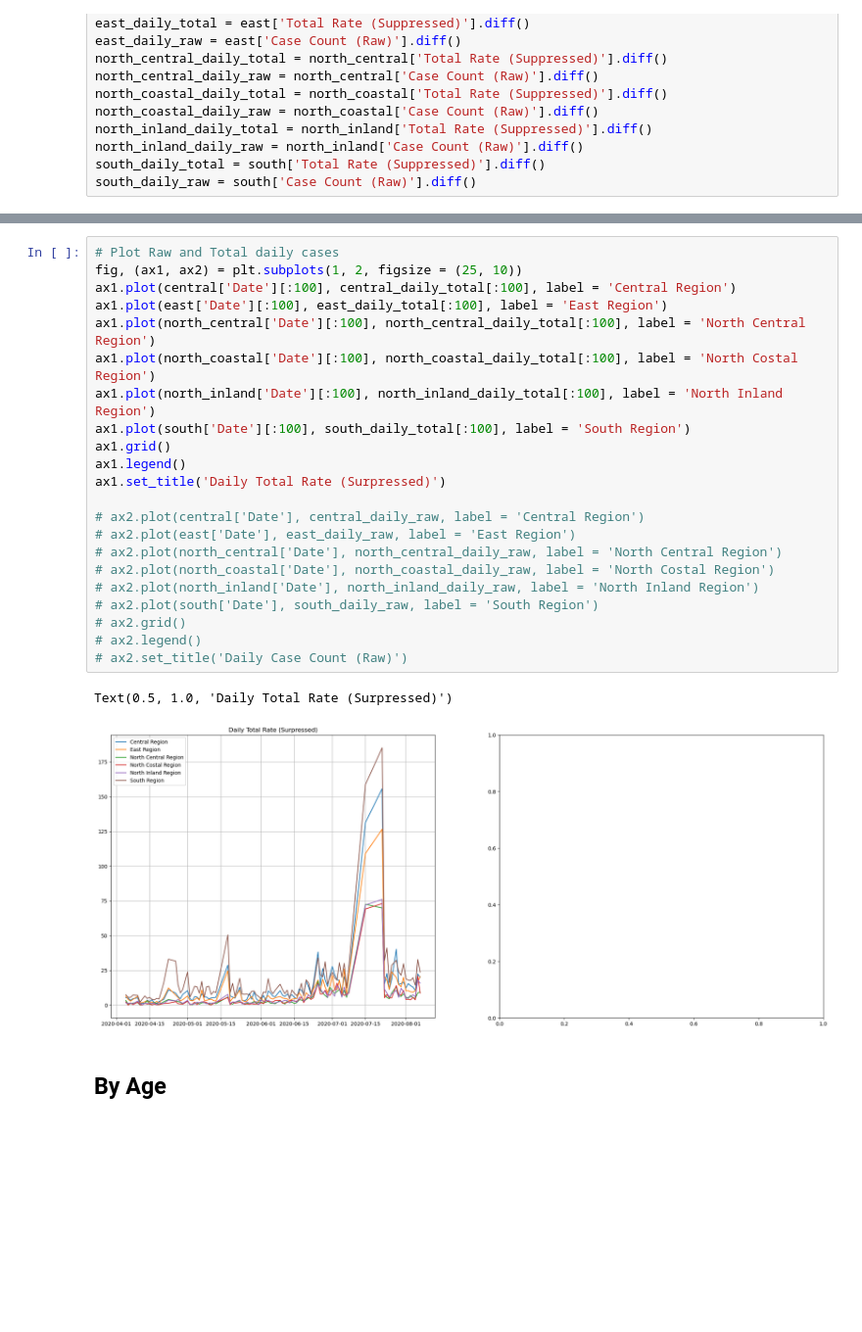
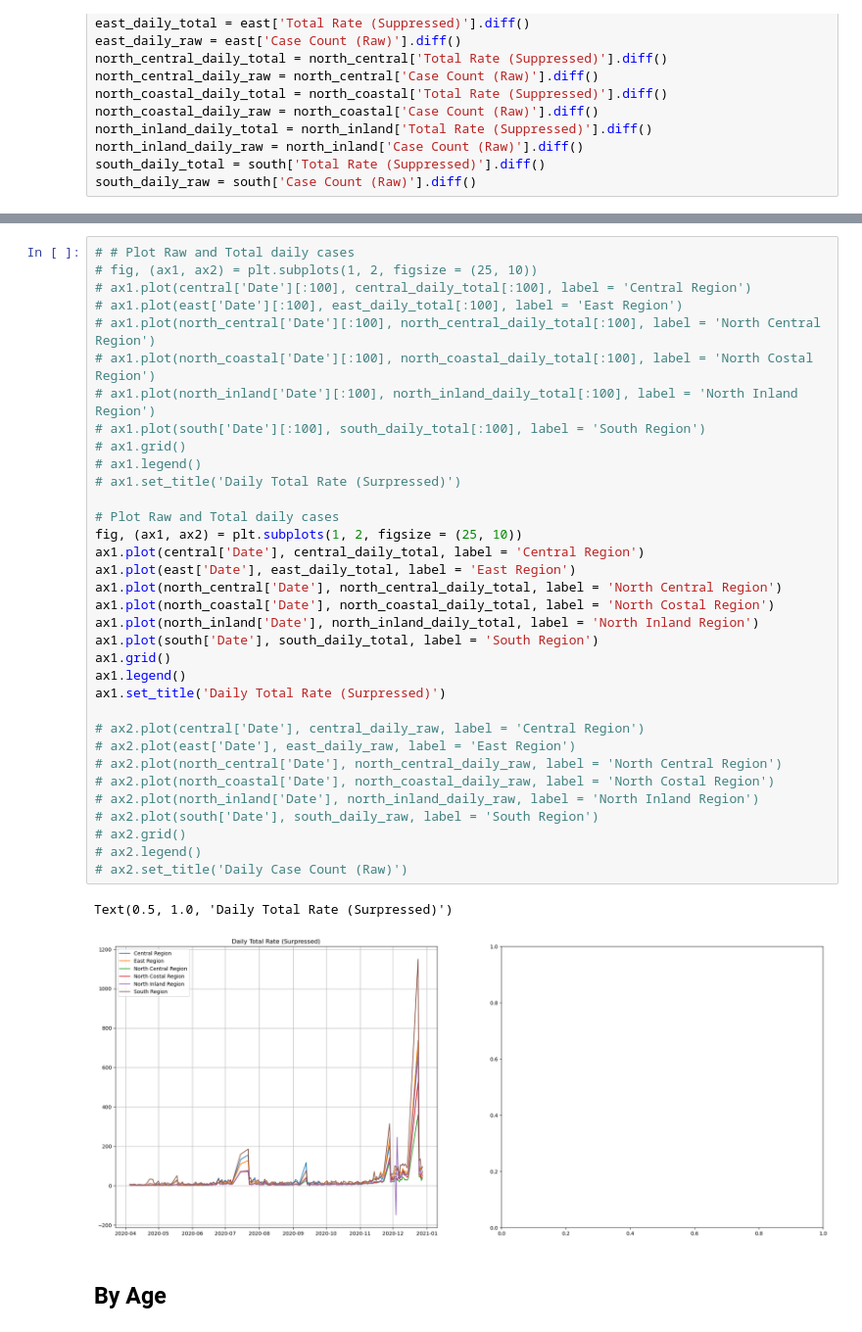
Before and after one commit to kazi0302/COVID-19-Modeling-and-Parameter-Fitting, a Jupyter notebook: Data/Data_Cleaning.ipynb, the cells around one changed output, grey strips where cells are left out. Shown at 98% size. Drawn from its saved outputs; the diff is of its cells as text; blank space fills up the shorter version.

```diff
--- a/Data/Data_Cleaning.ipynb
+++ b/Data/Data_Cleaning.ipynb
@@ -87,28 +91,40 @@ Name: Date, Length: 227, dtype: datetime64[ns]
 # %%
+# # Plot Raw and Total daily cases
+# fig, (ax1, ax2) = plt.subplots(1, 2, figsize = (25, 10))
+# ax1.plot(central['Date'][:100], central_daily_total[:100], label = 'Central Region')
+# ax1.plot(east['Date'][:100], east_daily_total[:100], label = 'East Region')
+# ax1.plot(north_central['Date'][:100], north_central_daily_total[:100], label = 'North Central Region')
+# ax1.plot(north_coastal['Date'][:100], north_coastal_daily_total[:100], label = 'North Costal Region')
+# ax1.plot(north_inland['Date'][:100], north_inland_daily_total[:100], label = 'North Inland Region')
+# ax1.plot(south['Date'][:100], south_daily_total[:100], label = 'South Region')
+# ax1.grid()
+# ax1.legend()
+# ax1.set_title('Daily Total Rate (Surpressed)')
+
 # Plot Raw and Total daily cases
 fig, (ax1, ax2) = plt.subplots(1, 2, figsize = (25, 10))
-ax1.plot(central['Date'][:100], central_daily_total[:100], label = 'Central Region')
-ax1.plot(east['Date'][:100], east_daily_total[:100], label = 'East Region')
-ax1.plot(north_central['Date'][:100], north_central_daily_total[:100], label = 'North Central Region')
-ax1.plot(north_coastal['Date'][:100], north_coastal_daily_total[:100], label = 'North Costal Region')
-ax1.plot(north_inland['Date'][:100], north_inland_daily_total[:100], label = 'North Inland Region')
-ax1.plot(south['Date'][:100], south_daily_total[:100], label = 'South Region')
+ax1.plot(central['Date'], central_daily_total, label = 'Central Region')
+ax1.plot(east['Date'], east_daily_total, label = 'East Region')
+ax1.plot(north_central['Date'], north_central_daily_total, label = 'North Central Region')
+ax1.plot(north_coastal['Date'], north_coastal_daily_total, label = 'North Costal Region')
+ax1.plot(north_inland['Date'], north_inland_daily_total, label = 'North Inland Region')
+ax1.plot(south['Date'], south_daily_total, label = 'South Region')
 ax1.grid()
 ax1.legend()
 ax1.set_title('Daily Total Rate (Surpressed)')
 
 # ax2.plot(central['Date'], central_daily_raw, label = 'Central Region')
 # ax2.plot(east['Date'], east_daily_raw, label = 'East Region')
 # ax2.plot(north_central['Date'], north_central_daily_raw, label = 'North Central Region')
 # ax2.plot(north_coastal['Date'], north_coastal_daily_raw, label = 'North Costal Region')
 # ax2.plot(north_inland['Date'], north_inland_daily_raw, label = 'North Inland Region')
 # ax2.plot(south['Date'], south_daily_raw, label = 'South Region')
 # ax2.grid()
 # ax2.legend()
 # ax2.set_title('Daily Case Count (Raw)')
 # %% [output]
 Text(0.5, 1.0, 'Daily Total Rate (Surpressed)')
-[figure, old version]
+[figure, new version]
 # %% [markdown]
 ## By Age
 # %%
```
Also changed, not shown: parts of 2 cells of this notebook, 4 other files.
